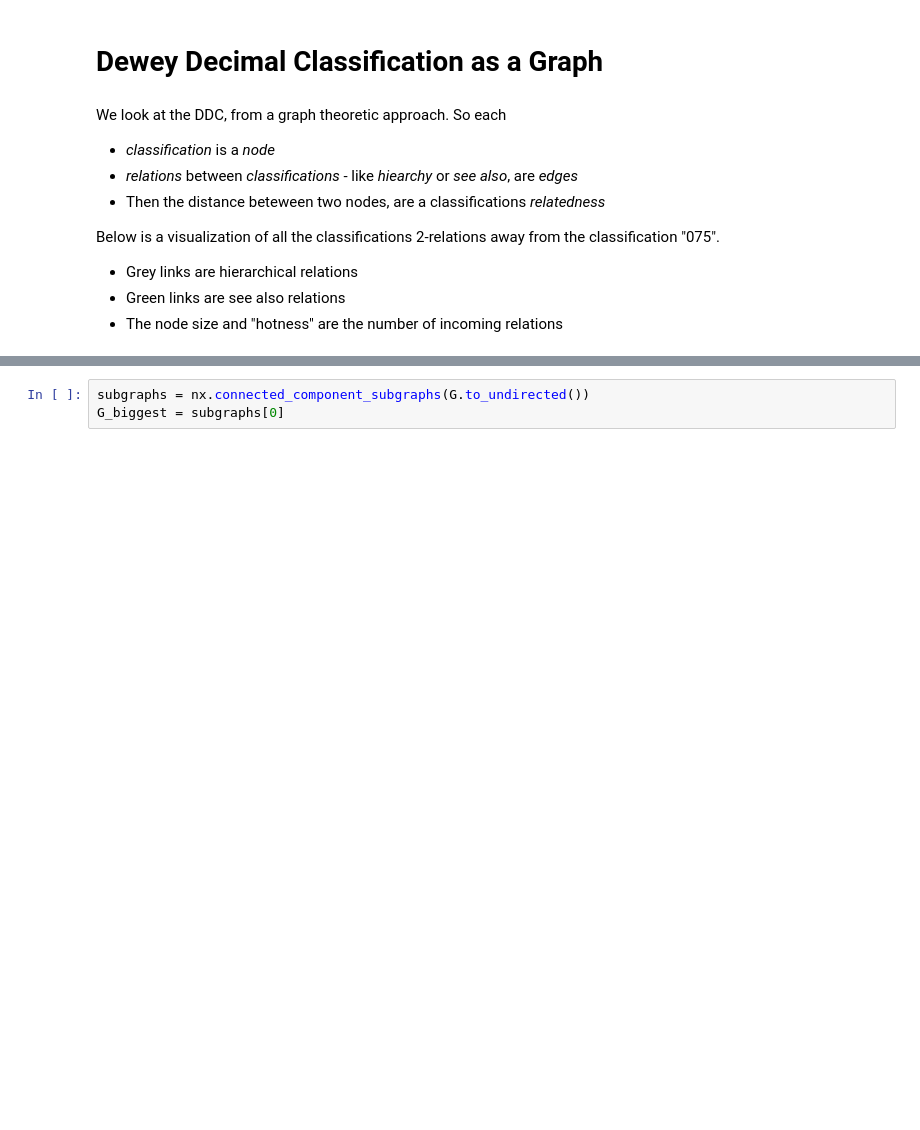
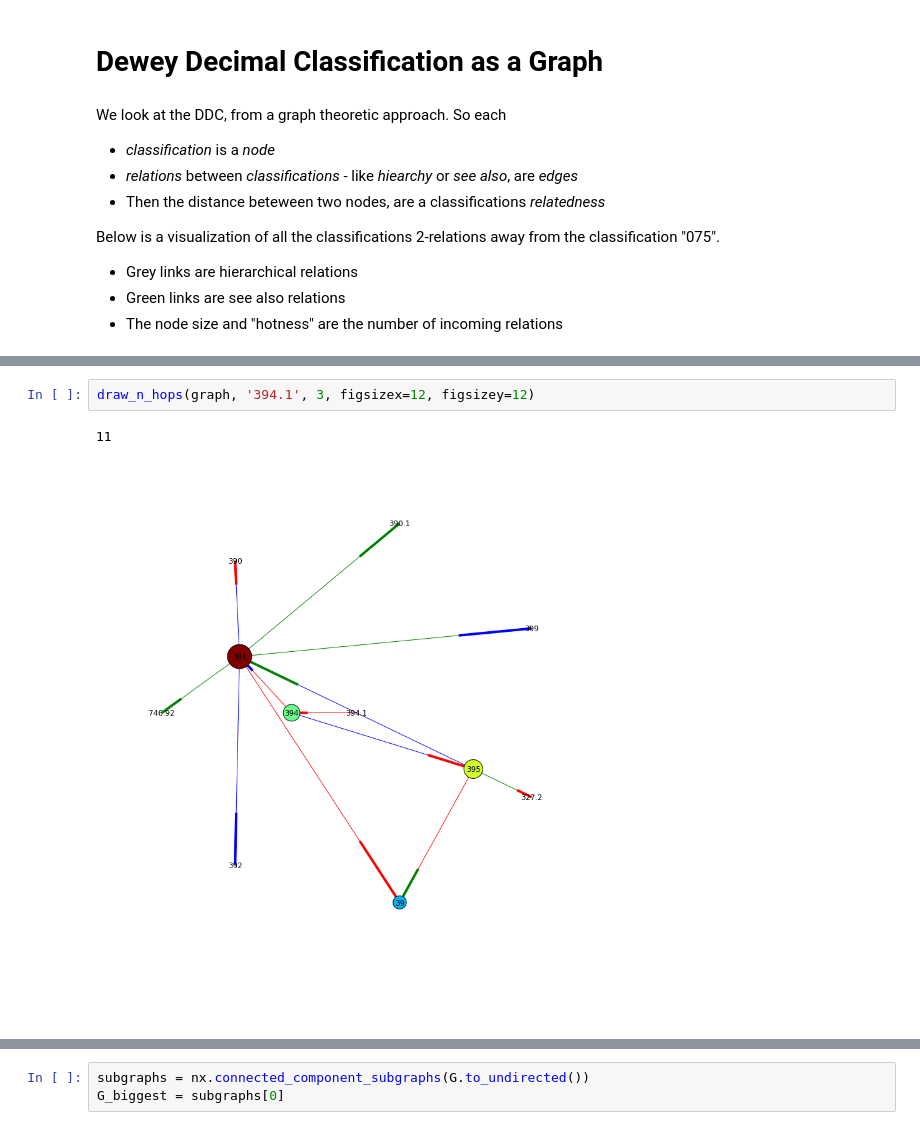
Before and after one commit to notconfusing/ddc_graph, a Jupyter notebook: ddc_graph.ipynb, the cells around one changed output, grey strips where cells are left out. Cells and saved outputs as stored; diff of their text form; blank space fills up the shorter version.

```diff
--- a/ddc_graph.ipynb
+++ b/ddc_graph.ipynb
@@ -213,0 +134,5 @@ def draw_n_hops(G, root, n):
+# %%
+draw_n_hops(graph, '394.1', 3, figsizex=12, figsizey=12)
+# %% [output]
+11
+[figure, added]
```
Also changed, not shown: parts of 42 cells of this notebook, 7 other files.
